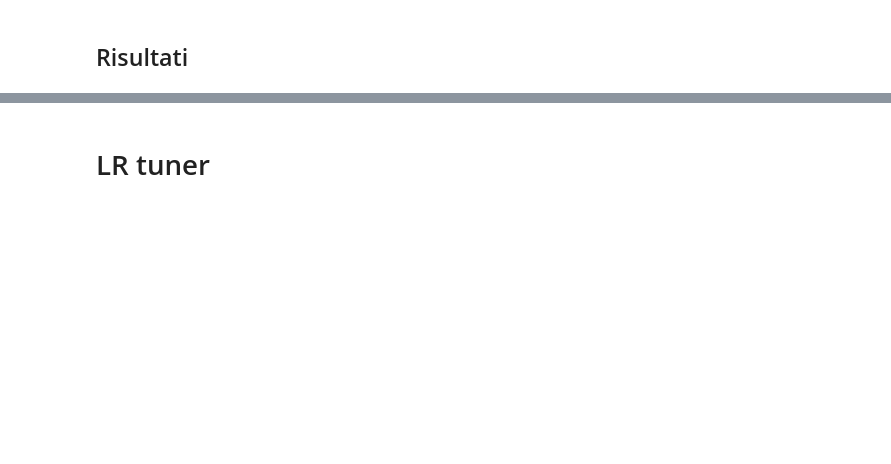
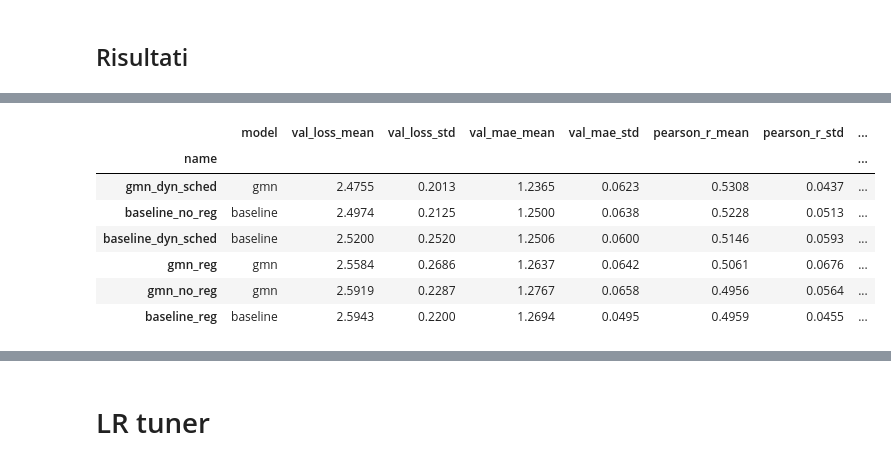
Before and after one commit to IsabelReguera/project_graph_ml, a Jupyter notebook: experiments.ipynb, the cells around one changed output, grey strips where cells are left out. Cells and saved outputs as stored; diff of their text form; code cells hidden in the pictures; blank space fills up the shorter version.

```diff
--- a/experiments.ipynb
+++ b/experiments.ipynb
@@ -496,0 +556,91 @@ df_summary
+# %%
+import os
+import pandas as pd
+import numpy as np
+
+# Imposta il numero corretto di fold
+N_FOLDS = 5
+
+summary = []
+
+for cfg in EXPERIMENTS:
+    name = cfg['name']
+
+    vl_list = []
+    r_list = []
+    mae_list = []
+
+    for fold_idx in range(N_FOLDS):
+        csv_path = os.path.join(LOGS_DIR, name, f'fold_{fold_idx}', 'metrics.csv')
+
+        try:
+            df_metrics = pd.read_csv(csv_path)
+
+            # Controlla se val_loss esiste e non è completamente vuota
+            if 'val_loss' in df_metrics.columns and not df_metrics['val_loss'].dropna().empty:
+
+                # TROVA L'EPOCA (INDICE) CON IL MINIMO MSE
+                best_epoch_idx = df_metrics['val_loss'].idxmin()
+
+                # 1. Estrai la val_loss minima
+                vl_list.append(float(df_metrics.loc[best_epoch_idx, 'val_loss']))
+
+                # 2. Estrai Pearson r in QUELLA specifica epoca
+                if 'val_pearson_r' in df_metrics.columns and not pd.isna(df_metrics.loc[best_epoch_idx, 'val_pearson_r']):
+                    r_list.append(float(df_metrics.loc[best_epoch_idx, 'val_pearson_r']))
+                else:
+                    r_list.append(float('nan'))
+
+                # 3. Estrai MAE in QUELLA specifica epoca
+                if 'val_mae' in df_metrics.columns and not pd.isna(df_metrics.loc[best_epoch_idx, 'val_mae']):
+                    mae_list.append(float(df_metrics.loc[best_epoch_idx, 'val_mae']))
+                else:
+                    mae_list.append(float('nan'))
+
+            else:
+                # Se non c'è val_loss, riempiamo con NaN
+                vl_list.append(float('nan'))
+                r_list.append(float('nan'))
+                mae_list.append(float('nan'))
+
+        except (FileNotFoundError, KeyError):
+            vl_list.append(float('nan'))
+            r_list.append(float('nan'))
+            mae_list.append(float('nan'))
+
+    # Salta gli esperimenti per cui non abbiamo trovato alcun CSV valido
+    if np.all(np.isnan(vl_list)):
+        print(f"Nessun file CSV valido trovato per: {name}. Salto...")
+        continue
+
+    # Compila il dizionario riassuntivo
+    summary.append({
+        'name':                name,
+        'model':               cfg['model'],
+        'val_loss_mean':       round(np.nanmean(vl_list), 4),
+        'val_loss_std':        round(np.nanstd(vl_list),  4),
+        'val_mae_mean':        round(np.nanmean(mae_list), 4),
+        'val_mae_std':         round(np.nanstd(mae_list),  4),
+        'pearson_r_mean':      round(np.nanmean(r_list),  4),
+        'pearson_r_std':       round(np.nanstd(r_list),   4),
+        'node_embedding_dims': cfg['node_embedding_dims'][-1],
+        'edge_embedding_dims': cfg['edge_embedding_dims'][-1],
+        'num_layers':          cfg['num_layers'],
+        'normalization':       cfg['normalization'],
+        'dropout_p':           cfg['dropout_p'],
+        'l2_norm':             cfg['l2_norm'],
+        'use_dynamic_schedule':cfg['use_dynamic_schedule'],
+        'max_lr':              cfg['max_lr'],
+        'batch_size':          cfg['batch_size'],
+    })
+
+# Creazione e salvataggio
+df_summary = pd.DataFrame(summary).set_index('name').sort_values('val_loss_mean')
+
+summary_path = os.path.join(LOGS_DIR, 'cv_summary.csv')
+df_summary.to_csv(summary_path)
+print(f"Summary salvata in {summary_path}\n")
+
+# Stampa a video il DataFrame finale
+df_summary
+# %% [output]
@@ -496,0 +648,8 @@ df_summary
+|  | model | val_loss_mean | val_loss_std | val_mae_mean | val_mae_std | pearson_r_mean | pearson_r_std | ... |
+| name |  |  |  |  |  |  |  | ... |
+| gmn_dyn_sched | gmn | 2.4755 | 0.2013 | 1.2365 | 0.0623 | 0.5308 | 0.0437 | ... |
+| baseline_no_reg | baseline | 2.4974 | 0.2125 | 1.2500 | 0.0638 | 0.5228 | 0.0513 | ... |
+| baseline_dyn_sched | baseline | 2.5200 | 0.2520 | 1.2506 | 0.0600 | 0.5146 | 0.0593 | ... |
+| gmn_reg | gmn | 2.5584 | 0.2686 | 1.2637 | 0.0642 | 0.5061 | 0.0676 | ... |
+| gmn_no_reg | gmn | 2.5919 | 0.2287 | 1.2767 | 0.0658 | 0.4956 | 0.0564 | ... |
+| baseline_reg | baseline | 2.5943 | 0.2200 | 1.2694 | 0.0495 | 0.4959 | 0.0455 | ... |
```
Also changed, not shown: parts of 11 cells of this notebook.
